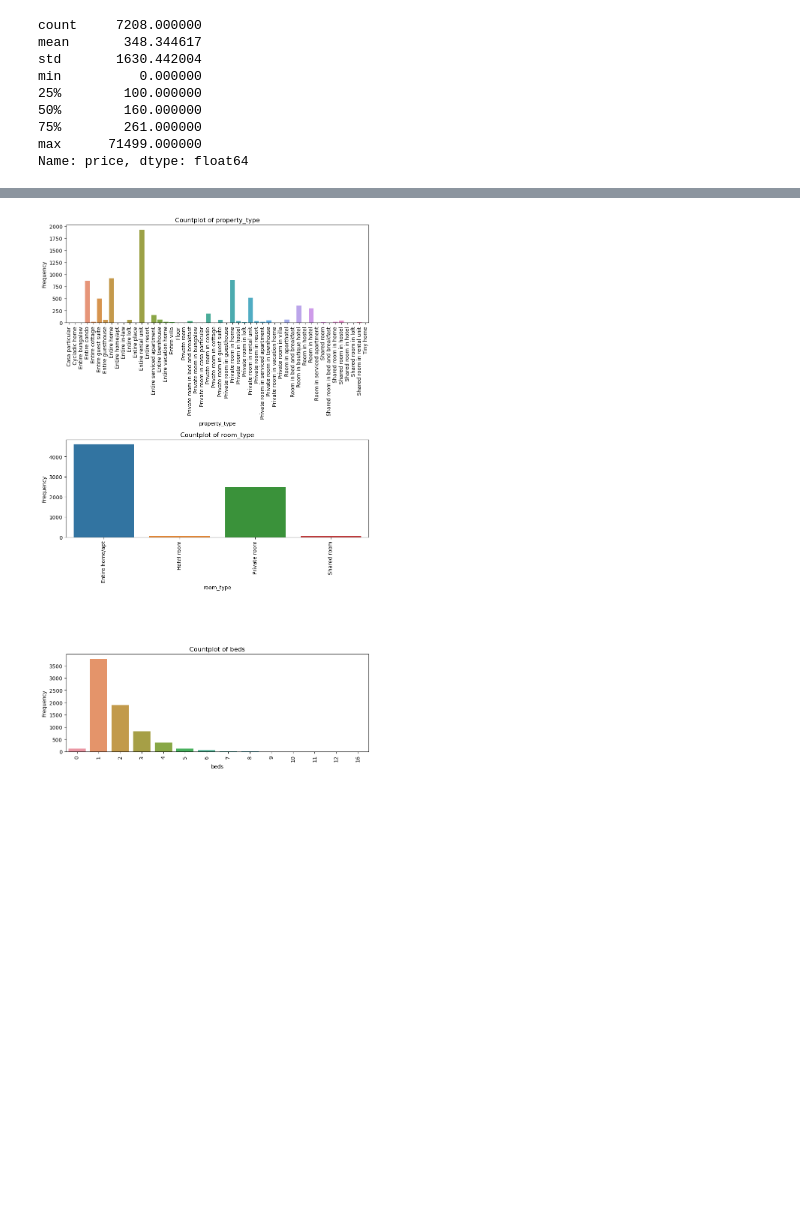
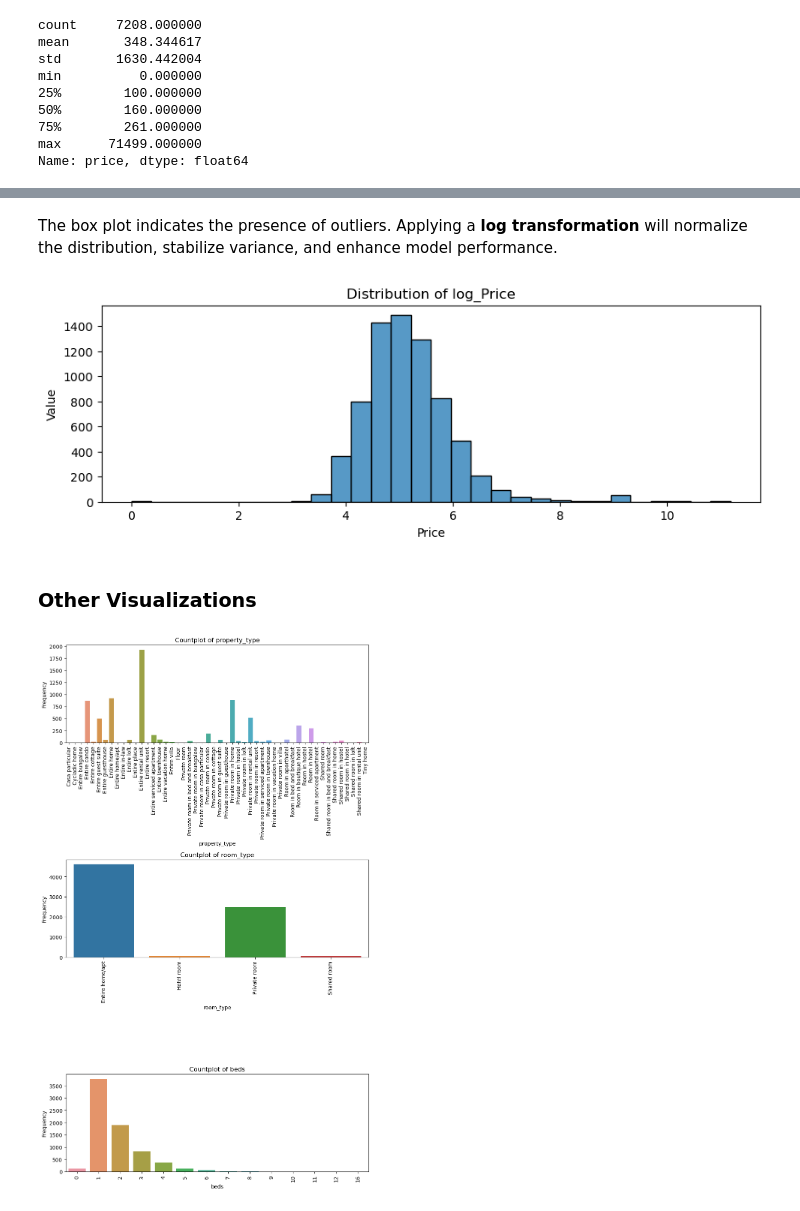
Before and after one commit to Belalsid94/Airbnb_Price_Rating_capstone, a Jupyter notebook: notebooks/Data_Wrangling&EDA.ipynb, the cells around one changed output, grey strips where cells are left out. Cells and saved outputs as stored; diff of their text form; code cells hidden in the pictures; blank space fills up the shorter version.

```diff
--- a/notebooks/Data_Wrangling&EDA.ipynb
+++ b/notebooks/Data_Wrangling&EDA.ipynb
@@ -210,3 +192,19 @@ plt.show()
+# %% [markdown]
+The box plot indicates the presence of outliers. Applying a **log transformation** will normalize the distribution, stabilize variance, and enhance model performance.
+# %%
+# apply log transformation
+df['log_price'] = np.log1p(df['price'])
+
+plt.figure(figsize=(10, 3))
+sns.histplot(data=df, x='log_price', bins=30)
+plt.xlabel('Price')
+plt.ylabel('Value')
+plt.title("Distribution of log_Price")
+plt.show()
+# %% [output]
+[figure, new version]
+# %% [markdown]
+### Other Visualizations
 # %%
 # countplots
 columns_to_plot = ['property_type', 'room_type', 'beds']
```
Also changed, not shown: parts of 16 cells of this notebook, 3 other files.
